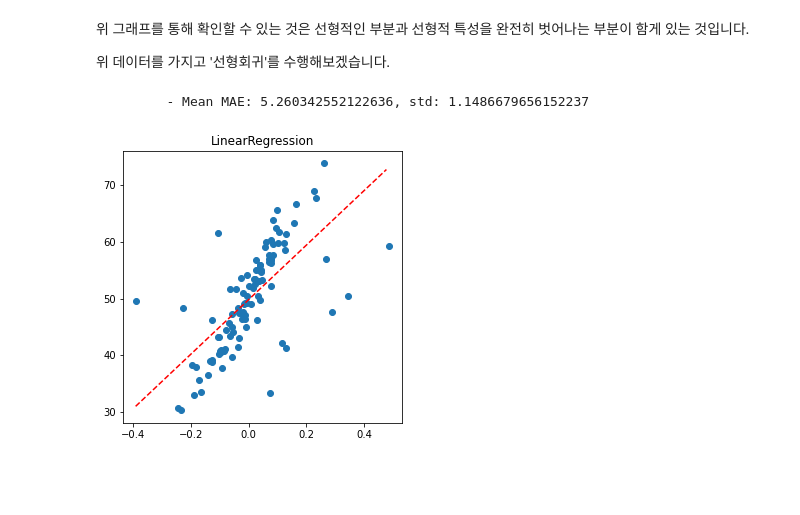
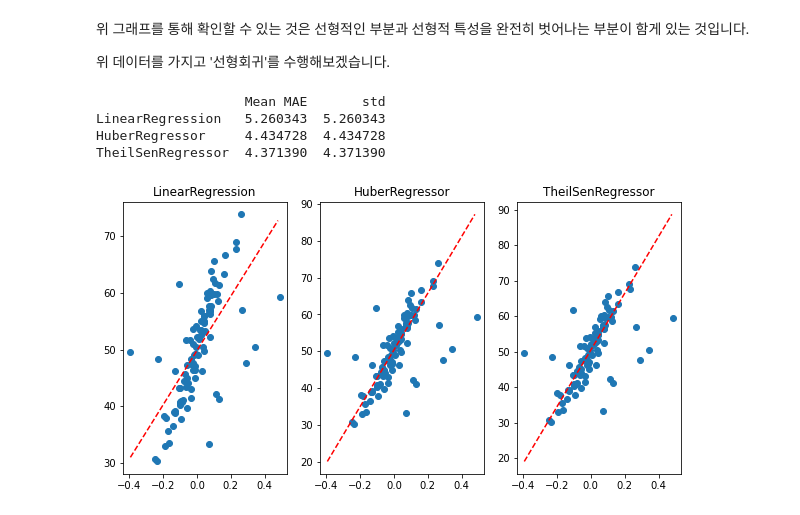
Before and after one commit to mwithgod3952/TIL_update_new, a Jupyter notebook: regression_w_outliers.ipynb, the cells around one changed output. Drawn from its saved outputs; the diff is of its cells as text; code cells hidden in the pictures; blank space fills up the shorter version.

```diff
--- a/regression_w_outliers.ipynb
+++ b/regression_w_outliers.ipynb
@@ -64,18 +64,30 @@ def eval_model(X=X, y=y, model=LinearRegression()):
     score = cross_val_score(model, X, y, scoring='neg_mean_absolute_error', cv=cv, n_jobs=-1)
     return np.absolute(score)
 
-def vis_BF(X=X, y=y, model=LinearRegression()):
+def vis_BF(i=0, X=X, y=y, model=LinearRegression()):
     x_ax = np.arange(X.min(), X.max(), step=0.01)
     model.fit(X, y); y_ax = model.predict(x_ax.reshape((len(x_ax), 1)))
 
-    plt.figure(figsize=(5, 5))
-    plt.scatter(X, y)
-    plt.plot(x_ax, y_ax, color='r', linestyle='dashed')
-    plt.title(type(model).__name__)
-    return plt.show()
+    axes[i].scatter(X, y)
+    axes[i].plot(x_ax, y_ax, color='r', linestyle='dashed')
+    axes[i].set_title(type(model).__name__)
-# %%
-res = eval_model(); print('\t - Mean MAE: {:}, std: {:}\n'.format(np.mean(res), np.std(res)))
-vis_BF()
-# %% [output]
-         - Mean MAE: 5.260342552122636, std: 1.1486679656152237
-[figure, removed]
+# %%
+models = [LinearRegression(), HuberRegressor(), TheilSenRegressor()]
+valL   = []; valdf = pd.DataFrame( columns=['Mean MAE', 'std'] )
+
+fig, axes = plt.subplots(1, 3, figsize=(10, 5))
+for i in range(3):
+    vis_BF(i=i, model=models[i])
+    sy = eval_model(model=models[i])
+    valL.append((np.mean(sy), np.mean(sy)))
+
+valdf.iloc[:, 0], valdf.iloc[:, 1] = zip(*valL)
+valdf.index = [type(models[i]).__name__ for i in range(3)]
+print(valdf); print('\n')
+plt.show()
+# %% [output]
+                   Mean MAE       std
+LinearRegression   5.260343  5.260343
+HuberRegressor     4.434728  4.434728
+TheilSenRegressor  4.371390  4.371390
+[figure, added]
```
Also changed, not shown: parts of 1 cell of this notebook.
